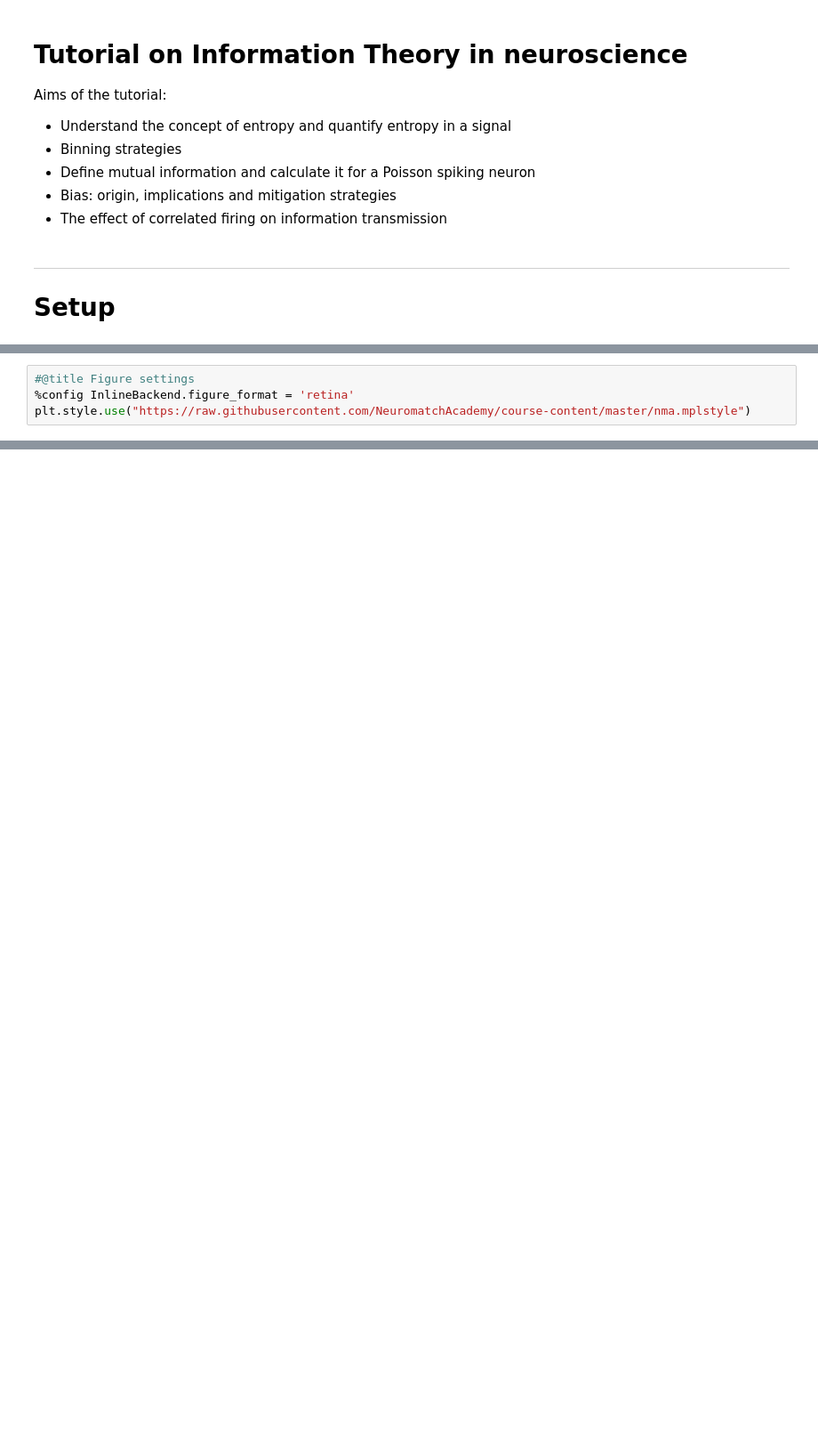
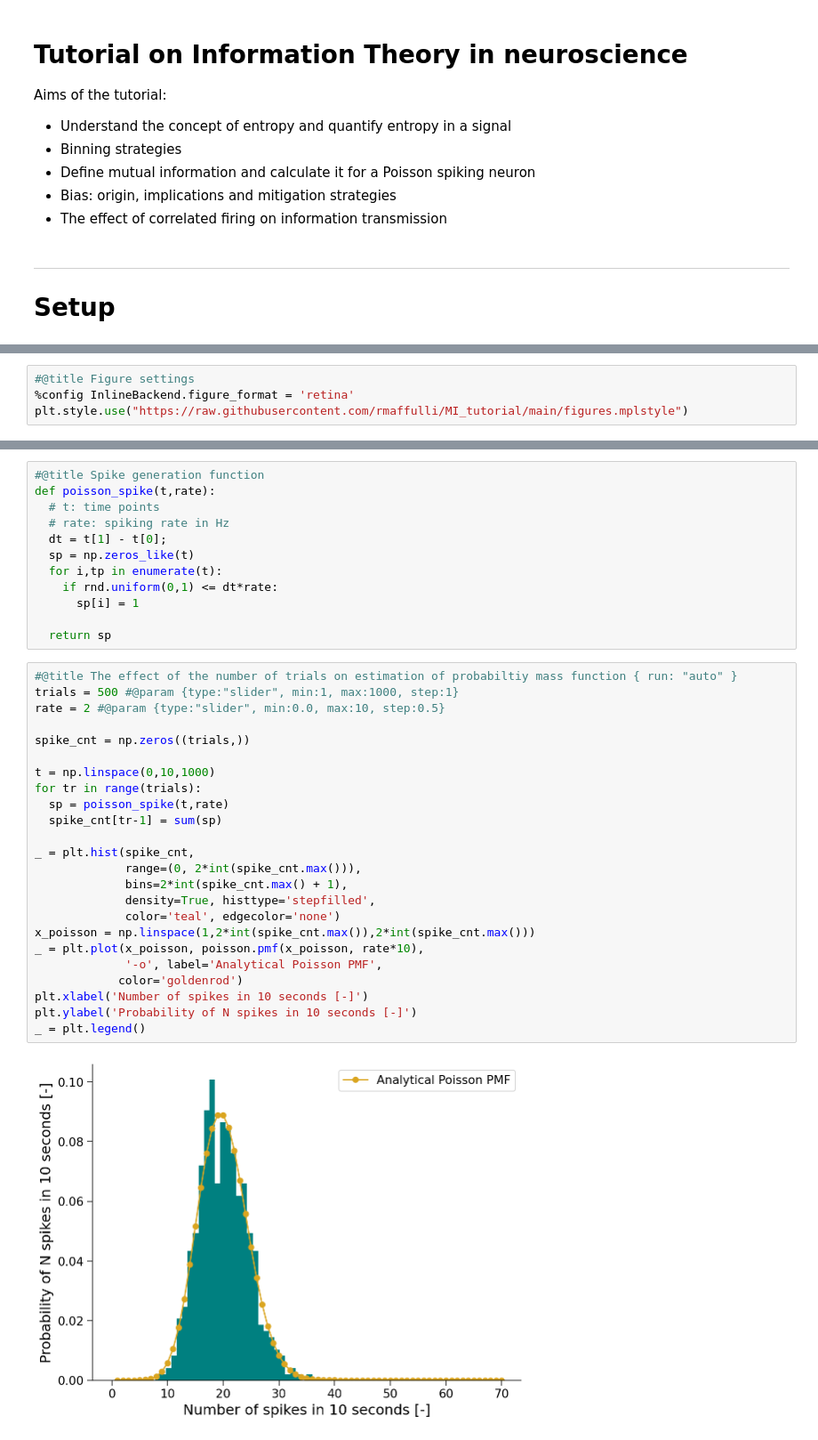
Before and after one commit to rmaffulli/MI_tutorial, a Jupyter notebook: MI_tutorial.ipynb, the cells around one changed output, grey strips where cells are left out. Shown at 89% size. Saved outputs shown, nothing was run; the diff lists cells and outputs as text; blank space fills up the shorter version.

```diff
--- a/MI_tutorial.ipynb
+++ b/MI_tutorial.ipynb
@@ -21,4 +22,4 @@ rnd.seed(2020)
 # %%
 #@title Figure settings
 %config InlineBackend.figure_format = 'retina'
-plt.style.use("https://raw.githubusercontent.com/NeuromatchAcademy/course-content/master/nma.mplstyle")
+plt.style.use("https://raw.githubusercontent.com/rmaffulli/MI_tutorial/main/figures.mplstyle")
@@ -39,0 +35,38 @@ with plt.xkcd():
+# %%
+#@title Spike generation function
+def poisson_spike(t,rate):
+  # t: time points
+  # rate: spiking rate in Hz
+  dt = t[1] - t[0];
+  sp = np.zeros_like(t)
+  for i,tp in enumerate(t):
+    if rnd.uniform(0,1) <= dt*rate:
+      sp[i] = 1
+
+  return sp
+# %%
+#@title The effect of the number of trials on estimation of probabiltiy mass function { run: "auto" }
+trials = 500 #@param {type:"slider", min:1, max:1000, step:1}
+rate = 2 #@param {type:"slider", min:0.0, max:10, step:0.5}
+
+spike_cnt = np.zeros((trials,))
+
+t = np.linspace(0,10,1000)
+for tr in range(trials):
+  sp = poisson_spike(t,rate)
+  spike_cnt[tr-1] = sum(sp)
+
+_ = plt.hist(spike_cnt,
+             range=(0, 2*int(spike_cnt.max())),
+             bins=2*int(spike_cnt.max() + 1),
+             density=True, histtype='stepfilled',
+             color='teal', edgecolor='none')
+x_poisson = np.linspace(1,2*int(spike_cnt.max()),2*int(spike_cnt.max()))
+_ = plt.plot(x_poisson, poisson.pmf(x_poisson, rate*10),
+             '-o', label='Analytical Poisson PMF',
+            color='goldenrod')
+plt.xlabel('Number of spikes in 10 seconds [-]')
+plt.ylabel('Probability of N spikes in 10 seconds [-]')
+_ = plt.legend()
+# %% [output]
+[figure, added]
```
Also changed, not shown: parts of 9 cells of this notebook.
